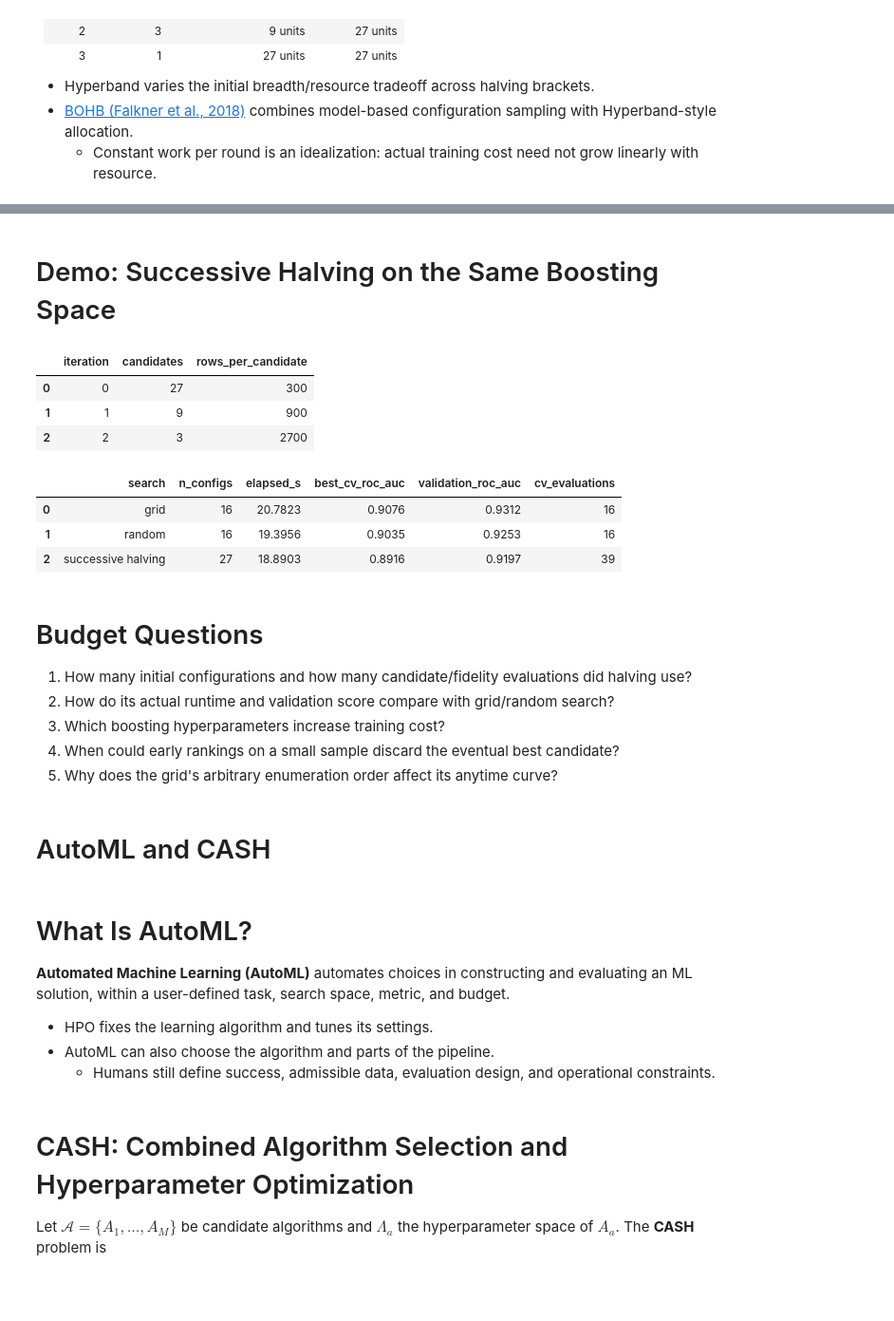
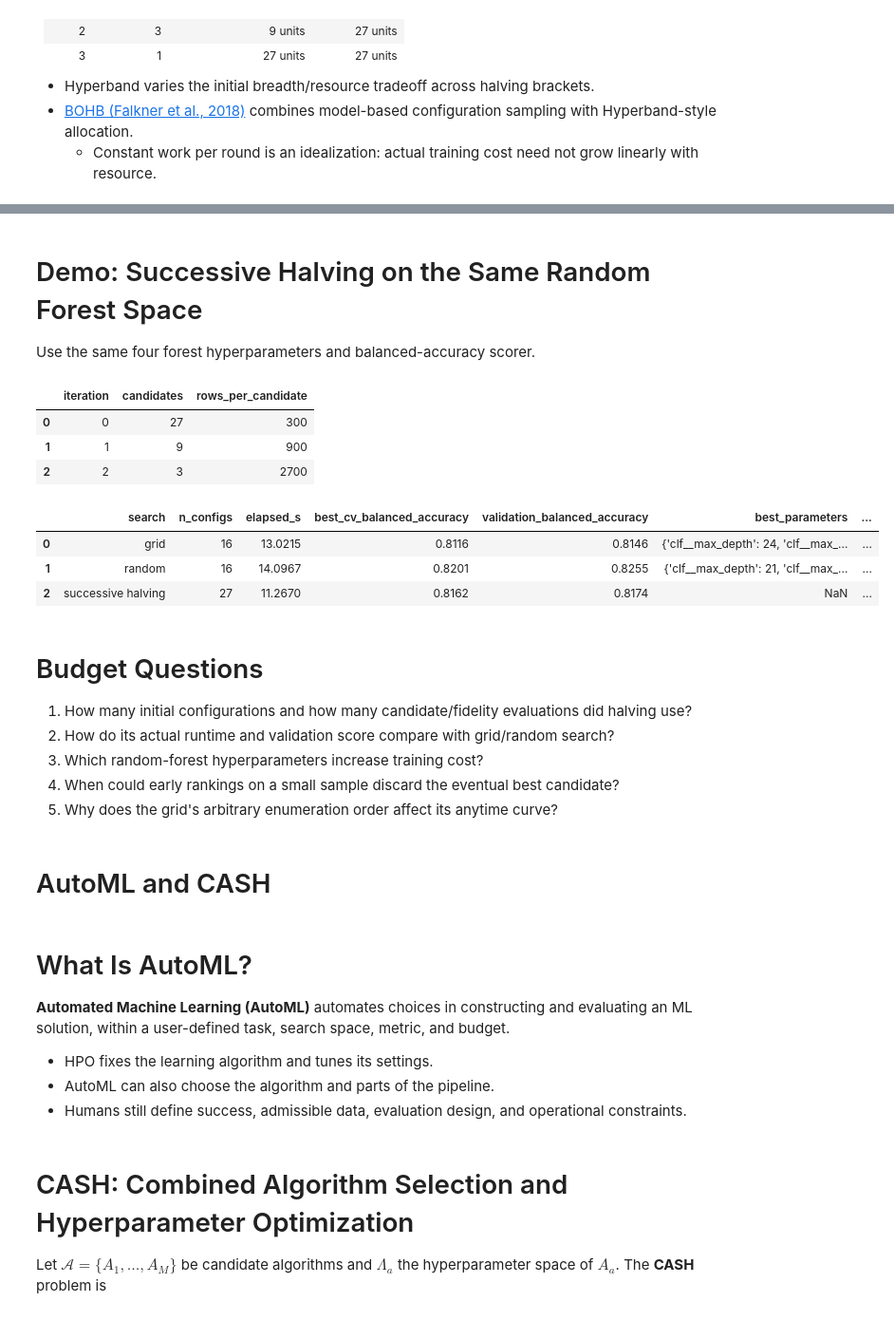
Before and after one commit to w4bo/AA2627-unibo-dcai, a Jupyter notebook: slides/lab-01-automl.ipynb, the cells around one changed output, grey strips where cells are left out. Shown at 95% size. Saved outputs shown, nothing was run; the diff lists cells and outputs as text; code cells hidden in the pictures; blank space fills up the shorter version.

```diff
--- a/slides/lab-01-automl.ipynb
+++ b/slides/lab-01-automl.ipynb
@@ -444,0 +445,14 @@ pd.DataFrame(search_rows)
+# %%
+#| echo: false
+search_rows = []
+for name, search in searches.items():
+    started_at = time.perf_counter()
+    search.fit(X_cls_train, y_cls_train)
+    search_rows.append({
+        "search": name, "candidates": len(search.cv_results_["params"]),
+        "cv_balanced_accuracy": search.best_score_,
+        "elapsed_seconds": time.perf_counter() - started_at,
+        "validation_balanced_accuracy": evaluate_classifier(search, X_cls_val, y_cls_val)["balanced_accuracy"],
+        "best_parameters": search.best_params_,
+    })
+pd.DataFrame(search_rows)
@@ -588,32 +715,28 @@ The BOHB figure illustrates the anytime/final-performance tradeoff in those expe
 # %% [markdown]
-# Demo: Successive Halving on the Same Boosting Space
+# Demo: Successive Halving on the Same Random Forest Space
+
+Use the same four forest hyperparameters and balanced-accuracy scorer.
 # %%
 halving = HalvingRandomSearchCV(
-    hgb_pipeline,
-    param_distributions,
-    n_candidates=27,
-    factor=3,
-    resource="n_samples",
-    min_resources=min(300, max(30, len(X_cls_train) // 9)),
-    cv=hgb_cv,
-    scoring="roc_auc",
-    n_jobs=1,
-    random_state=RANDOM_STATE,
+    rf_extended_pipeline, param_distributions,
+    n_candidates=27, factor=3,
+    resource="n_samples", min_resources=min(300, max(30, len(X_cls_train) // 9)),
+    cv=rf_cv, scoring="balanced_accuracy", n_jobs=1, random_state=RANDOM_STATE,
 )
 started_at = time.time()
 halving.fit(X_cls_train, y_cls_train)
 halving_elapsed = time.time() - started_at
 # %%
 #| echo: false
-hgb_search_rows.append({
+rf_search_rows.append({
     "search": "successive halving",
     "n_configs": halving.n_candidates_[0],
     "cv_evaluations": len(halving.cv_results_["params"]),
     "elapsed_s": halving_elapsed,
-    "best_cv_roc_auc": halving.best_score_,
-    "validation_roc_auc": roc_auc_score(y_cls_val, halving.predict_proba(X_cls_val)[:, 1]),
+    "best_cv_balanced_accuracy": halving.best_score_,
+    "validation_balanced_accuracy": balanced_accuracy_score(y_cls_val, halving.predict(X_cls_val)),
 })
-for row in hgb_search_rows[:-1]:
+for row in rf_search_rows[:-1]:
     row["cv_evaluations"] = row["n_configs"]
 pd.DataFrame({"iteration": range(halving.n_iterations_), "candidates": halving.n_candidates_, "rows_per_candidate": halving.n_resources_})
 # %% [output]
@@ -622,18 +745,18 @@ pd.DataFrame({"iteration": range(halving.n_iterations_), "candidates": halving.n
 | 1 | 1 | 9 | 900 |
 | 2 | 2 | 3 | 2700 |
 # %%
-pd.DataFrame(hgb_search_rows).round(4)
+pd.DataFrame(rf_search_rows).round(4)
 # %% [output]
-|  | search | n_configs | elapsed_s | best_cv_roc_auc | validation_roc_auc | cv_evaluations |
-| 0 | grid | 16 | 20.7823 | 0.9076 | 0.9312 | 16 |
-| 1 | random | 16 | 19.3956 | 0.9035 | 0.9253 | 16 |
-| 2 | successive halving | 27 | 18.8903 | 0.8916 | 0.9197 | 39 |
+|  | search | n_configs | elapsed_s | best_cv_balanced_accuracy | validation_balanced_accuracy | best_parameters | ... |
+| 0 | grid | 16 | 13.0215 | 0.8116 | 0.8146 | {'clf__max_depth': 24, 'clf__max_... | ... |
+| 1 | random | 16 | 14.0967 | 0.8201 | 0.8255 | {'clf__max_depth': 21, 'clf__max_... | ... |
+| 2 | successive halving | 27 | 11.2670 | 0.8162 | 0.8174 | NaN | ... |
 # %% [markdown]
 # Budget Questions
 
 1. How many initial configurations and how many candidate/fidelity evaluations did halving use?
 2. How do its actual runtime and validation score compare with grid/random search?
-3. Which boosting hyperparameters increase training cost?
+3. Which random-forest hyperparameters increase training cost?
 4. When could early rankings on a small sample discard the eventual best candidate?
 5. Why does the grid's arbitrary enumeration order affect its anytime curve?
 # %% [markdown]
@@ -645,7 +768,7 @@ pd.DataFrame(hgb_search_rows).round(4)
 
 - HPO fixes the learning algorithm and tunes its settings.
 - AutoML can also choose the algorithm and parts of the pipeline.
-    - Humans still define success, admissible data, evaluation design, and operational constraints.
+- Humans still define success, admissible data, evaluation design, and operational constraints.
 # %% [markdown]
 # CASH: Combined Algorithm Selection and Hyperparameter Optimization
 
```
Also changed, not shown: parts of 42 cells of this notebook.
